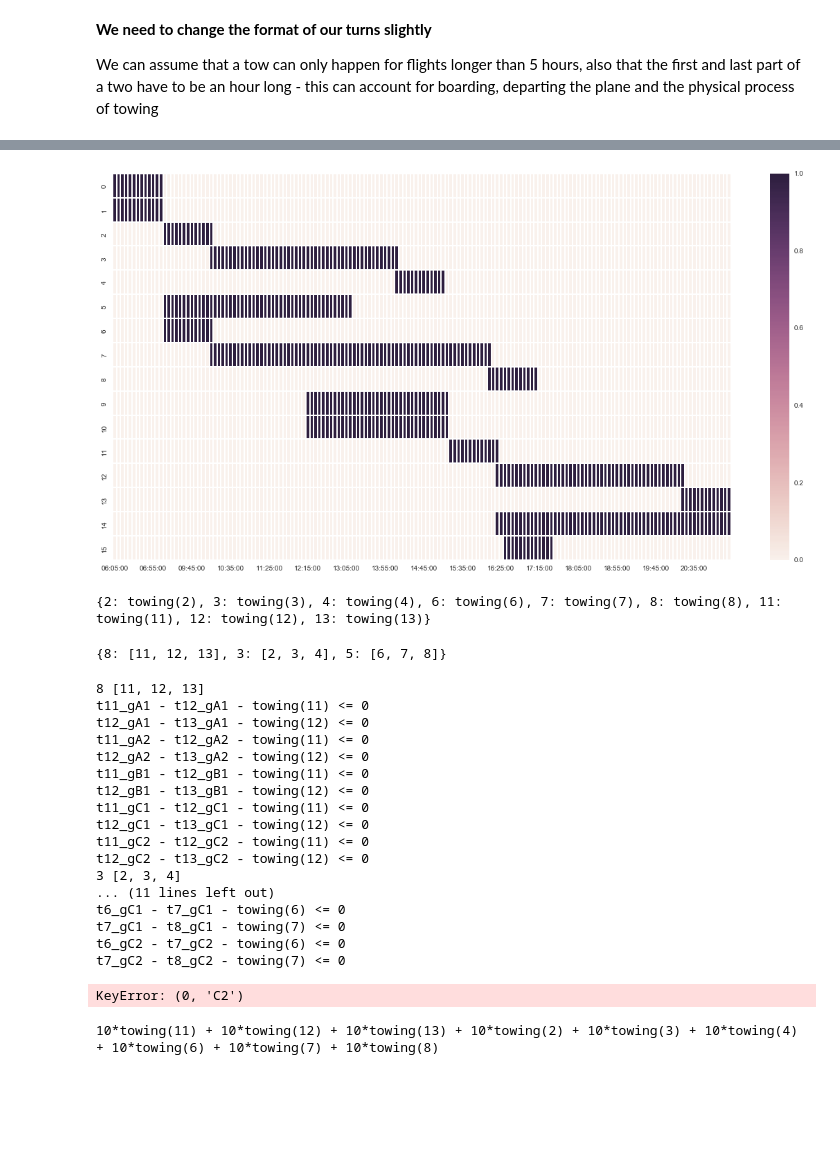
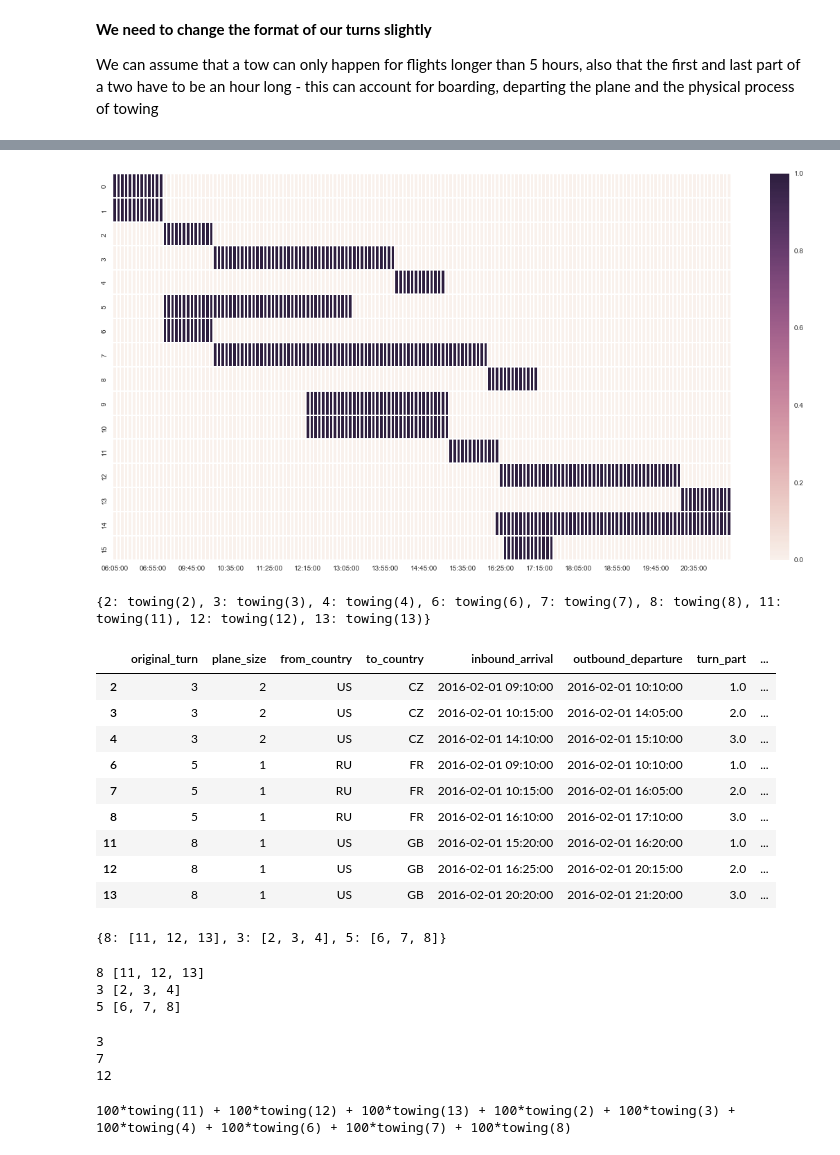
Before and after one commit to ilkarman/Blog, a Jupyter notebook: Airport Assignment - Linear Optimisation/Linear Programming - Airport Example-3.ipynb, the cells around one changed output, grey strips where cells are left out. Saved outputs shown, nothing was run; the diff lists cells and outputs as text; code cells hidden in the pictures; blank space fills up the shorter version.

```diff
--- a/Airport Assignment - Linear Optimisation/Linear Programming - Airport Example-3.ipynb
+++ b/Airport Assignment - Linear Optimisation/Linear Programming - Airport Example-3.ipynb
@@ -207,7 +200,6 @@ turns2
 # %%
 # Here we create the discrete time-buckets dataframe just like before ...
 # ("Example-1") ...
-min_bucket=5
 
 # Create time-series between arrival of first plane and departure of last
 time_series = pd.Series(True, index= pd.date_range(
@@ -238,7 +230,7 @@ plt.figure(figsize=(20, 10))
 snsdf = heatmapdf.T
 g = sns.heatmap(snsdf, rasterized=True, xticklabels=10, linewidths=1)
 # %% [output]
-[figure, old version]
+[figure, new version]
 # %%
 # We also set-up the model just before:
 # 0. Initialise model
@@ -291,4 +285,18 @@ for tow_turn in tow_turns:
 print(w)
 # %% [output]
 {2: towing(2), 3: towing(3), 4: towing(4), 6: towing(6), 7: towing(7), 8: towing(8), 11: towing(11), 12: towing(12), 13: towing(13)}
+# %%
+# Remind ourselves of the turns ...
+turns2[turns2.turn_part>0]
+# %% [output]
+|  | original_turn | plane_size | from_country | to_country | inbound_arrival | outbound_departure | turn_part | ... |
+| 2 | 3 | 2 | US | CZ | 2016-02-01 09:10:00 | 2016-02-01 10:10:00 | 1.0 | ... |
+| 3 | 3 | 2 | US | CZ | 2016-02-01 10:15:00 | 2016-02-01 14:05:00 | 2.0 | ... |
+| 4 | 3 | 2 | US | CZ | 2016-02-01 14:10:00 | 2016-02-01 15:10:00 | 3.0 | ... |
+| 6 | 5 | 1 | RU | FR | 2016-02-01 09:10:00 | 2016-02-01 10:10:00 | 1.0 | ... |
+| 7 | 5 | 1 | RU | FR | 2016-02-01 10:15:00 | 2016-02-01 16:05:00 | 2.0 | ... |
+| 8 | 5 | 1 | RU | FR | 2016-02-01 16:10:00 | 2016-02-01 17:10:00 | 3.0 | ... |
+| 11 | 8 | 1 | US | GB | 2016-02-01 15:20:00 | 2016-02-01 16:20:00 | 1.0 | ... |
+| 12 | 8 | 1 | US | GB | 2016-02-01 16:25:00 | 2016-02-01 20:15:00 | 2.0 | ... |
+| 13 | 8 | 1 | US | GB | 2016-02-01 20:20:00 | 2016-02-01 21:20:00 | 3.0 | ... |
 # %%
@@ -304,49 +312,37 @@ for k, v in tow_dic.items():
     for stand in gate_list:
         if ((v[0], stand) in x) and ((v[1], stand) in x):
             tow_out = x[v[0], stand] - x[v[1], stand] <= w[v[0]]
-            print(tow_out)
             prob += tow_out
         if ((v[1], stand) in x) and ((v[2], stand) in x):
             tow_in =  x[v[1], stand] - x[v[2], stand] <= w[v[1]]
-            print(tow_in)
             prob += tow_in
 # %% [output]
 8 [11, 12, 13]
-t11_gA1 - t12_gA1 - towing(11) <= 0
-t12_gA1 - t13_gA1 - towing(12) <= 0
-t11_gA2 - t12_gA2 - towing(11) <= 0
-t12_gA2 - t13_gA2 - towing(12) <= 0
-t11_gB1 - t12_gB1 - towing(11) <= 0
-t12_gB1 - t13_gB1 - towing(12) <= 0
-t11_gC1 - t12_gC1 - towing(11) <= 0
-t12_gC1 - t13_gC1 - towing(12) <= 0
-t11_gC2 - t12_gC2 - towing(11) <= 0
-t12_gC2 - t13_gC2 - towing(12) <= 0
 3 [2, 3, 4]
-... (11 lines left out)
-t6_gC1 - t7_gC1 - towing(6) <= 0
-t7_gC1 - t8_gC1 - towing(7) <= 0
-t6_gC2 - t7_gC2 - towing(6) <= 0
-t7_gC2 - t8_gC2 - towing(7) <= 0
+5 [6, 7, 8]
 # %%
-# Only tows can go to the 'rest-gates'
+# Only part-2 can go to the 'rest-gates'
 for t in turn_list:
-    if t not in tow_turns:
-        for stands in ["R1", "R2"]:
+    if turns2.loc[turns2['turn_no']== t, 'turn_part'].values[0] != 2:
+        for stand in ["R1", "R2"]:
             prob += x[t, stand] == 0
+    else:
+        print(t)
 # %% [output]
-KeyError: (0, 'C2')
+3
+7
+12
 # %%
 # Add to objective with positive cost
 # We should get no tows because they are costly and since no new turns are added we know
 # ... the previous gates can handle them all
 # If the cost is negative or 0 then tows can occur ...
-pos_cost_coefficient = 10
+pos_cost_coefficient = 100
 tow_objective = lpSum(pos_cost_coefficient*w[t] for t in w)
 print(tow_objective)
 prob += tow_objective
 # %% [output]
-10*towing(11) + 10*towing(12) + 10*towing(13) + 10*towing(2) + 10*towing(3) + 10*towing(4) + 10*towing(6) + 10*towing(7) + 10*towing(8)
+100*towing(11) + 100*towing(12) + 100*towing(13) + 100*towing(2) + 100*towing(3) + 100*towing(4) + 100*towing(6) + 100*towing(7) + 100*towing(8)
 # %%
 # Solve
 prob.solve()
```
Also changed, not shown: parts of 11 cells of this notebook.
